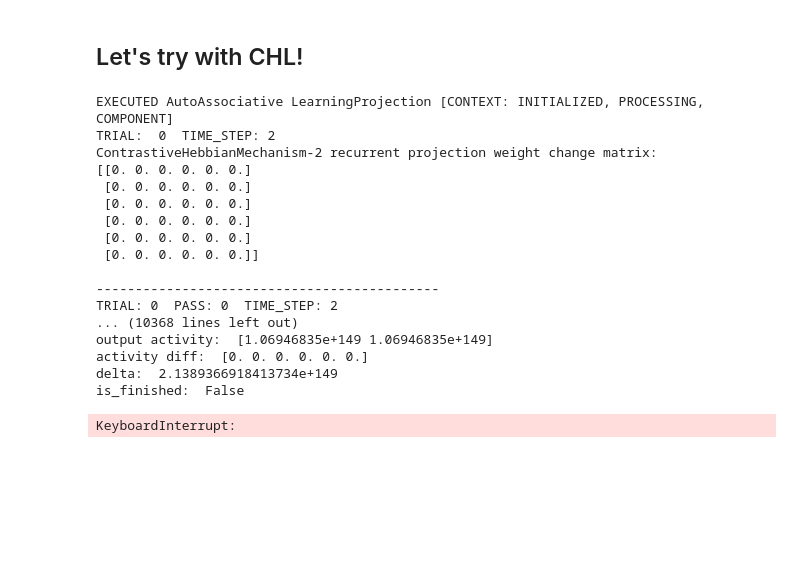
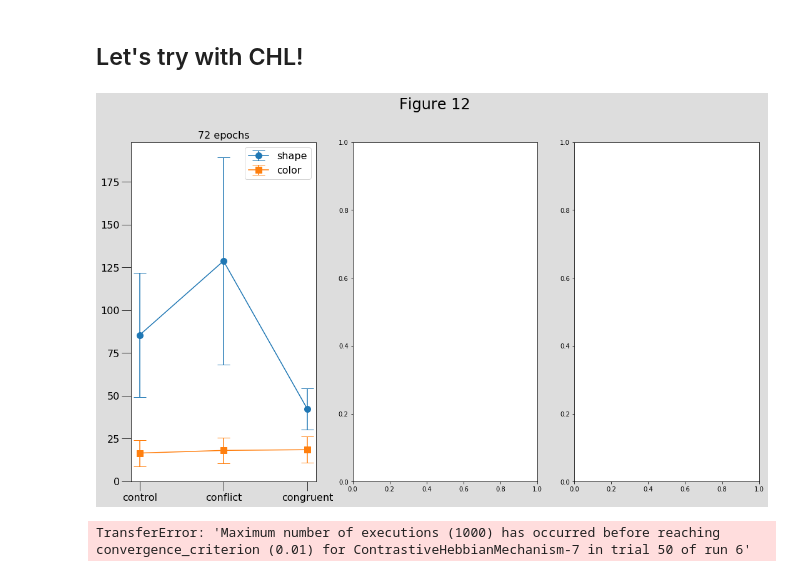
Before and after one commit to guydav/multitasking-modeling, a Jupyter notebook: plotting_shape_naming.ipynb, the cells around one changed output. Drawn from its saved outputs; the diff is of its cells as text; code cells hidden in the pictures; blank space fills up the shorter version.

```diff
--- a/plotting_shape_naming.ipynb
+++ b/plotting_shape_naming.ipynb
@@ -516,25 +517,14 @@ plot_by_condition(adj_indirect_day_one_results,
 # %%
 hebbian_model = shape_naming_model.HebbianShapeNamingModel(
     direct_learning_rate=0.02, noise_std=0.01, integration_rate=0.2, accumulator_noise_std=0.01,
-    indirect_learning_rate=0.2, indirect_bias=2)
+    indirect_learning_rate=0.01, indirect_layer_size=6)
 # %%
 day_one_hebbian_results = day_one(hebbian_model)
-# %% [output]
-EXECUTED AutoAssociative LearningProjection [CONTEXT: INITIALIZED, PROCESSING, COMPONENT]
-TRIAL:  0  TIME_STEP: 2
-ContrastiveHebbianMechanism-2 recurrent projection weight change matrix:
-[[0. 0. 0. 0. 0. 0.]
- [0. 0. 0. 0. 0. 0.]
- [0. 0. 0. 0. 0. 0.]
- [0. 0. 0. 0. 0. 0.]
- [0. 0. 0. 0. 0. 0.]
- [0. 0. 0. 0. 0. 0.]]
-
---------------------------------------------
-TRIAL: 0  PASS: 0  TIME_STEP: 2
-... (10368 lines left out)
-output activity:  [1.06946835e+149 1.06946835e+149]
-activity diff:  [0. 0. 0. 0. 0. 0.]
-delta:  2.1389366918413734e+149
-is_finished:  False
-KeyboardInterrupt:
+# %%
+plot_by_condition(day_one_hebbian_results)
+# %% [output]
+[figure, added]
+# %%
+day_five_hebbian_results = day_five(hebbian_model)
+# %% [output]
+TransferError: 'Maximum number of executions (1000) has occurred before reaching convergence_criterion (0.01) for ContrastiveHebbianMechanism-7 in trial 50 of run 6'
```
Also changed, not shown: parts of 9 cells of this notebook, 2 other files.
